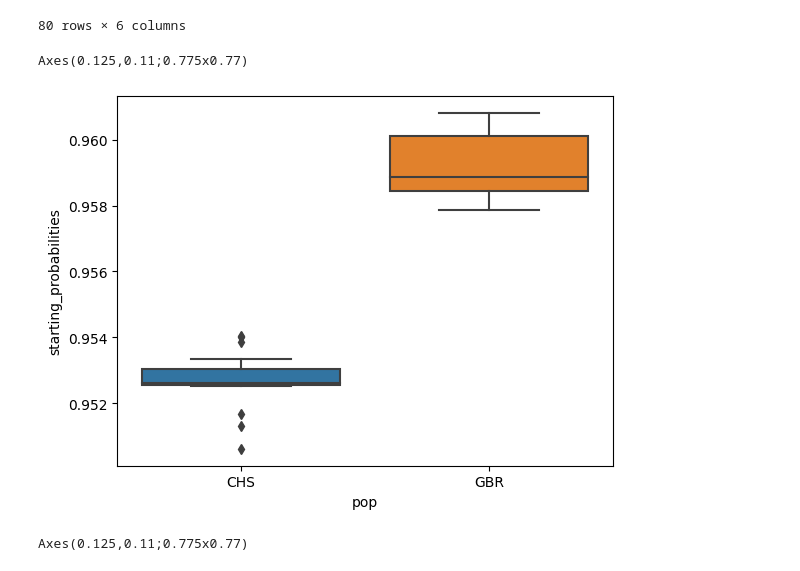
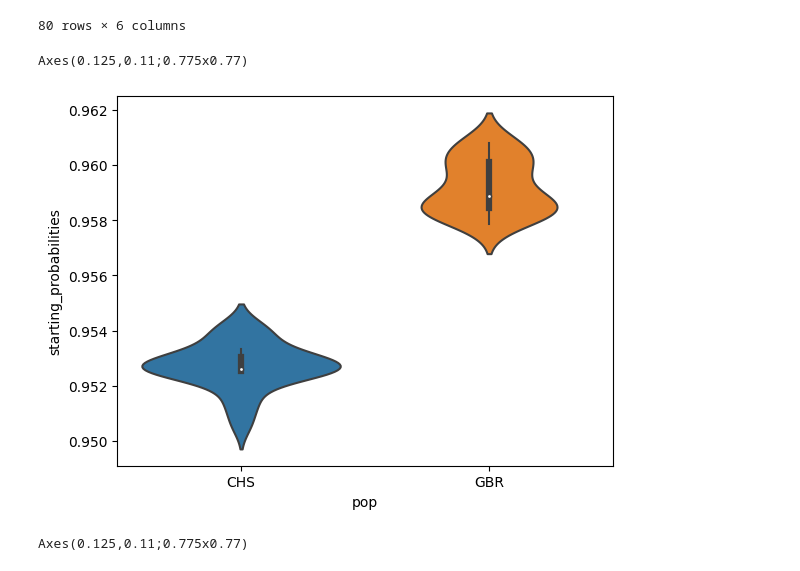
Before and after one commit to DarjaDemeneva/Introgression_detection, a Jupyter notebook: output/pos_ct/pos_ct_boxplot_script.ipynb, the cells around one changed output. Saved outputs shown, nothing was run; the diff lists cells and outputs as text; code cells hidden in the pictures.

```diff
--- a/output/pos_ct/pos_ct_boxplot_script.ipynb
+++ b/output/pos_ct/pos_ct_boxplot_script.ipynb
@@ -31,12 +21,12 @@ df
 | HG00105 | Archaic | 0.041285 | [0.025915976416601, 0.97408402358... | 0.332372 | HG00105 | GBR |
 80 rows × 6 columns
 # %%
-starting_prob_H = sns.boxplot(data=df[df["state_names"] == 'Human'], x="pop", y="starting_probabilities")
+starting_prob_H = sns.violinplot(data=df[df["state_names"] == 'Human'], x="pop", y="starting_probabilities")
 
 print(starting_prob_H)
 # %% [output]
 Axes(0.125,0.11;0.775x0.77)
-[figure, old version]
+[figure, new version]
 # %%
 starting_prob_A = sns.boxplot(data=df[df["state_names"] == 'Archaic'], x="pop", y="starting_probabilities")
 
```
Also changed, not shown: parts of 3 cells of this notebook, 15 other files.
